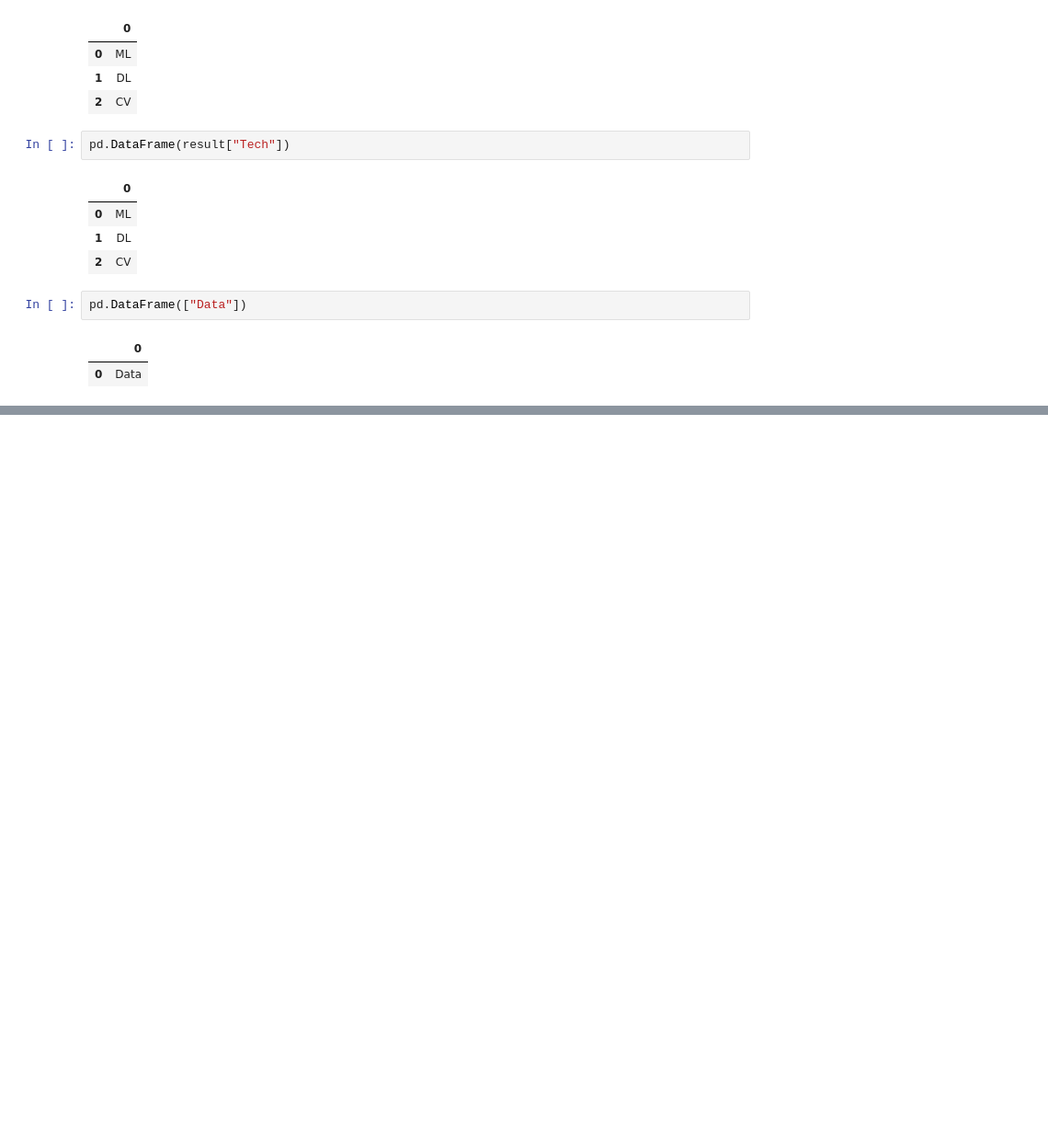
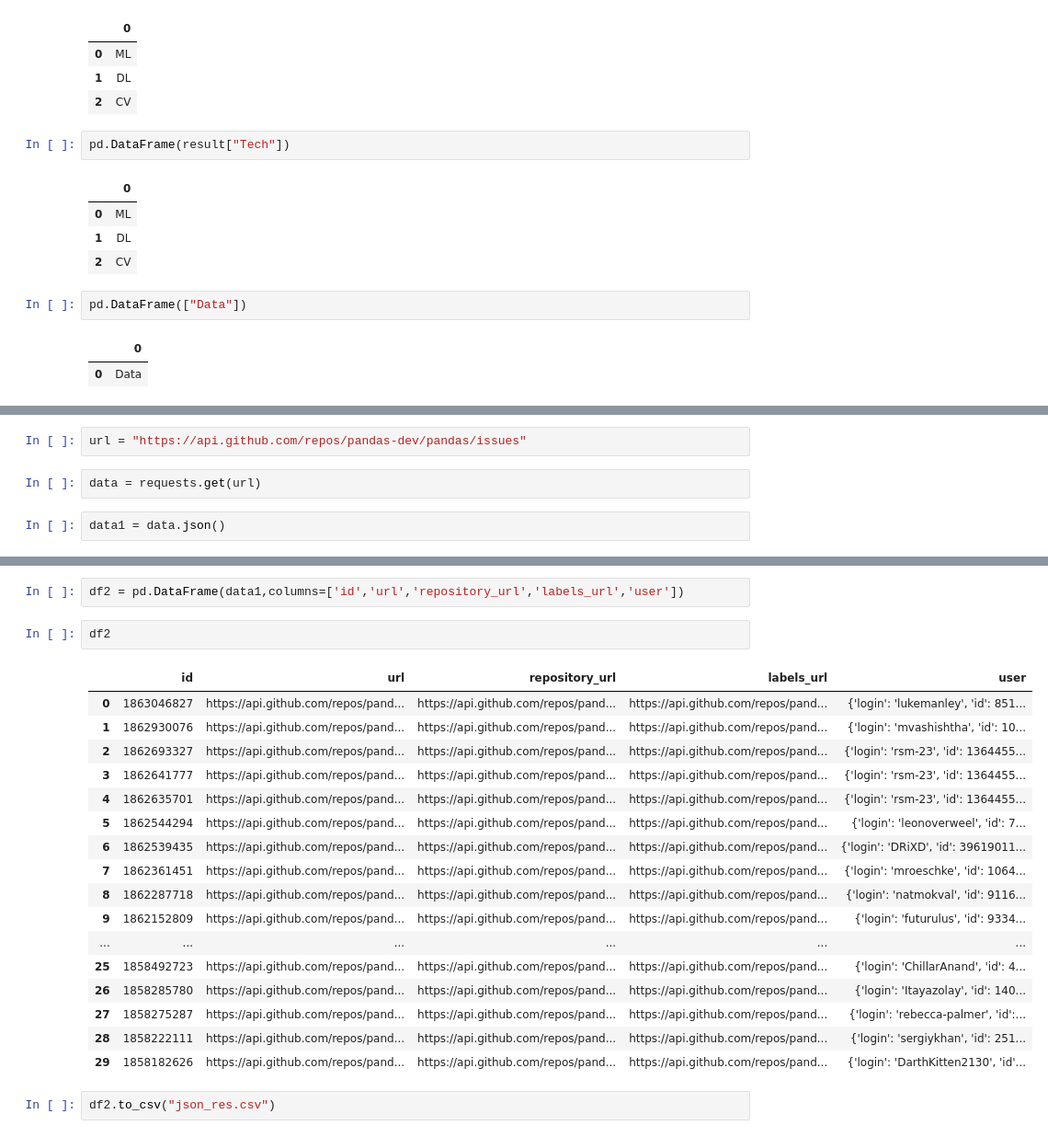
Before and after one commit to sagargiradkar/Python-For-Data-Science, a Jupyter notebook: Pandas/pandas-2.ipynb, the cells around one changed output, grey strips where cells are left out. Shown at 92% size. Cells and saved outputs as stored; diff of their text form; blank space fills up the shorter version.

Commit message:
Pandas

```diff
--- a/Pandas/pandas-2.ipynb
+++ b/Pandas/pandas-2.ipynb
@@ -272,0 +298,6 @@ pd.DataFrame(["Data"])
+# %%
+url = "https://api.github.com/repos/pandas-dev/pandas/issues"
+# %%
+data = requests.get(url)
+# %%
+data1 = data.json()
@@ -272,0 +393,24 @@ pd.DataFrame(["Data"])
+# %%
+df2 = pd.DataFrame(data1,columns=['id','url','repository_url','labels_url','user'])
+# %%
+df2
+# %% [output]
+|  | id | url | repository_url | labels_url | user |
+| 0 | 1863046827 | https://api.github.com/repos/pand... | https://api.github.com/repos/pand... | https://api.github.com/repos/pand... | {'login': 'lukemanley', 'id': 851... |
+| 1 | 1862930076 | https://api.github.com/repos/pand... | https://api.github.com/repos/pand... | https://api.github.com/repos/pand... | {'login': 'mvashishtha', 'id': 10... |
+| 2 | 1862693327 | https://api.github.com/repos/pand... | https://api.github.com/repos/pand... | https://api.github.com/repos/pand... | {'login': 'rsm-23', 'id': 1364455... |
+| 3 | 1862641777 | https://api.github.com/repos/pand... | https://api.github.com/repos/pand... | https://api.github.com/repos/pand... | {'login': 'rsm-23', 'id': 1364455... |
+| 4 | 1862635701 | https://api.github.com/repos/pand... | https://api.github.com/repos/pand... | https://api.github.com/repos/pand... | {'login': 'rsm-23', 'id': 1364455... |
+| 5 | 1862544294 | https://api.github.com/repos/pand... | https://api.github.com/repos/pand... | https://api.github.com/repos/pand... | {'login': 'leonoverweel', 'id': 7... |
+| 6 | 1862539435 | https://api.github.com/repos/pand... | https://api.github.com/repos/pand... | https://api.github.com/repos/pand... | {'login': 'DRiXD', 'id': 39619011... |
+| 7 | 1862361451 | https://api.github.com/repos/pand... | https://api.github.com/repos/pand... | https://api.github.com/repos/pand... | {'login': 'mroeschke', 'id': 1064... |
+| 8 | 1862287718 | https://api.github.com/repos/pand... | https://api.github.com/repos/pand... | https://api.github.com/repos/pand... | {'login': 'natmokval', 'id': 9116... |
+| 9 | 1862152809 | https://api.github.com/repos/pand... | https://api.github.com/repos/pand... | https://api.github.com/repos/pand... | {'login': 'futurulus', 'id': 9334... |
+| ... | ... | ... | ... | ... | ... |
+| 25 | 1858492723 | https://api.github.com/repos/pand... | https://api.github.com/repos/pand... | https://api.github.com/repos/pand... | {'login': 'ChillarAnand', 'id': 4... |
+| 26 | 1858285780 | https://api.github.com/repos/pand... | https://api.github.com/repos/pand... | https://api.github.com/repos/pand... | {'login': 'Itayazolay', 'id': 140... |
+| 27 | 1858275287 | https://api.github.com/repos/pand... | https://api.github.com/repos/pand... | https://api.github.com/repos/pand... | {'login': 'rebecca-palmer', 'id':... |
+| 28 | 1858222111 | https://api.github.com/repos/pand... | https://api.github.com/repos/pand... | https://api.github.com/repos/pand... | {'login': 'sergiykhan', 'id': 251... |
+| 29 | 1858182626 | https://api.github.com/repos/pand... | https://api.github.com/repos/pand... | https://api.github.com/repos/pand... | {'login': 'DarthKitten2130', 'id'... |
+# %%
+df2.to_csv("json_res.csv")
```
Also changed, not shown: parts of 10 cells of this notebook, 2 other files.
